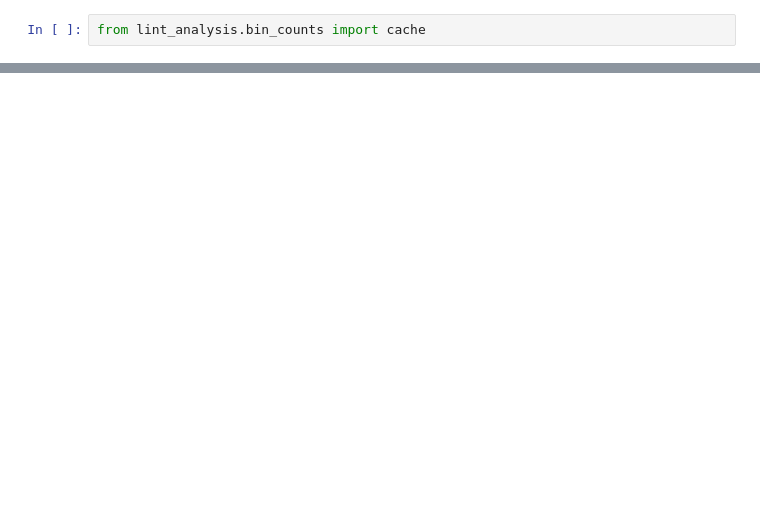
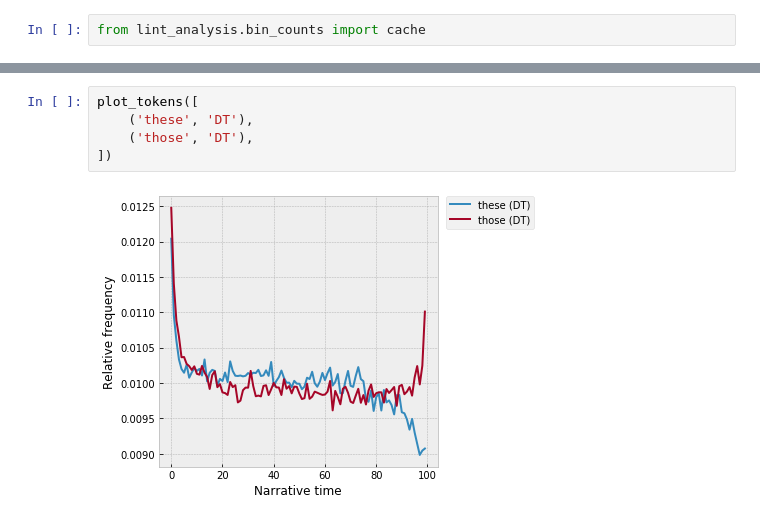
Before and after one commit to davidmcclure/lint-analysis, a Jupyter notebook: notebooks/posts/03-stopwords/cohorts.ipynb, the cells around one changed output, grey strips where cells are left out. Drawn from its saved outputs; the diff is of its cells as text; blank space fills up the shorter version.

```diff
--- a/notebooks/posts/03-stopwords/cohorts.ipynb
+++ b/notebooks/posts/03-stopwords/cohorts.ipynb
@@ -226,0 +95,7 @@ cohorts.plot_multiples()
+# %%
+plot_tokens([
+    ('these', 'DT'),
+    ('those', 'DT'),
+])
+# %% [output]
+[figure, added]
```
Also changed, not shown: parts of 51 cells of this notebook, 8 other files.
